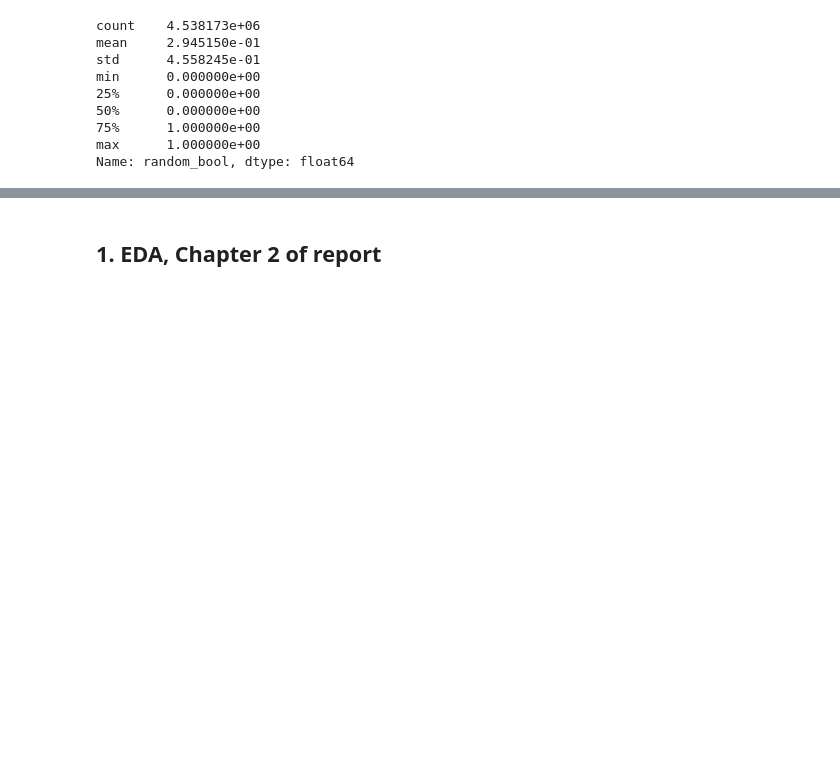
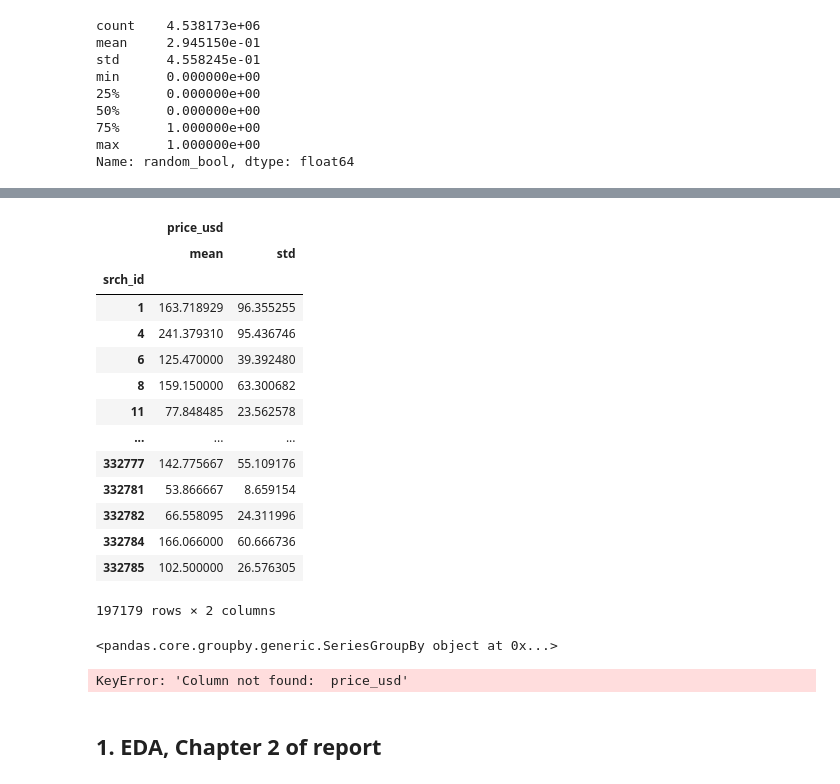
Before and after one commit to baswillemsen/dmt-2, a Jupyter notebook: EDA/EDA.ipynb, the cells around one changed output, grey strips where cells are left out. Drawn from its saved outputs; the diff is of its cells as text; code cells hidden in the pictures; blank space fills up the shorter version.

```diff
--- a/EDA/EDA.ipynb
+++ b/EDA/EDA.ipynb
@@ -204,0 +205,18 @@ sns.histplot(train.groupby('srch_id').mean()['random_bool'],bins=30, stat="proba
+# %%
+train.groupby('srch_id').agg({'price_usd': ['mean','std']})
+# %% [output]
+|  | price_usd |  |
+|  | mean | std |
+| srch_id |  |  |
+| 1 | 163.718929 | 96.355255 |
+| 4 | 241.379310 | 95.436746 |
+| 6 | 125.470000 | 39.392480 |
+| 8 | 159.150000 | 63.300682 |
+| 11 | 77.848485 | 23.562578 |
+| ... | ... | ... |
+| 332777 | 142.775667 | 55.109176 |
+| 332781 | 53.866667 | 8.659154 |
+| 332782 | 66.558095 | 24.311996 |
+| 332784 | 166.066000 | 60.666736 |
+| 332785 | 102.500000 | 26.576305 |
+197179 rows × 2 columns
@@ -204,0 +225,4 @@ sns.histplot(train.groupby('srch_id').mean()['random_bool'],bins=30, stat="proba
+# %%
+train_norm = train.groupby('srch_id').transform(lambda x: (x - x.mean()) / x.std())
+# %% [output]
+<pandas.core.groupby.generic.SeriesGroupBy object at 0x...>
@@ -205,3 +238,9 @@ sns.histplot(train.groupby('srch_id').mean()['random_bool'],bins=30, stat="proba
+# %%
+for target in ['prop_starrating', 'prop_review_score', 'prop_location_score1', 'prop_location_score2', ' price_usd']:
+    train[target + '_normalized'] = normalize(train, 'srch_id', target)
+train
+# %% [output]
+KeyError: 'Column not found:  price_usd'
 # %% [markdown]
 ## 1. EDA, Chapter 2 of report
 # %%
```
Also changed, not shown: parts of 3 cells of this notebook, 2 other files.
